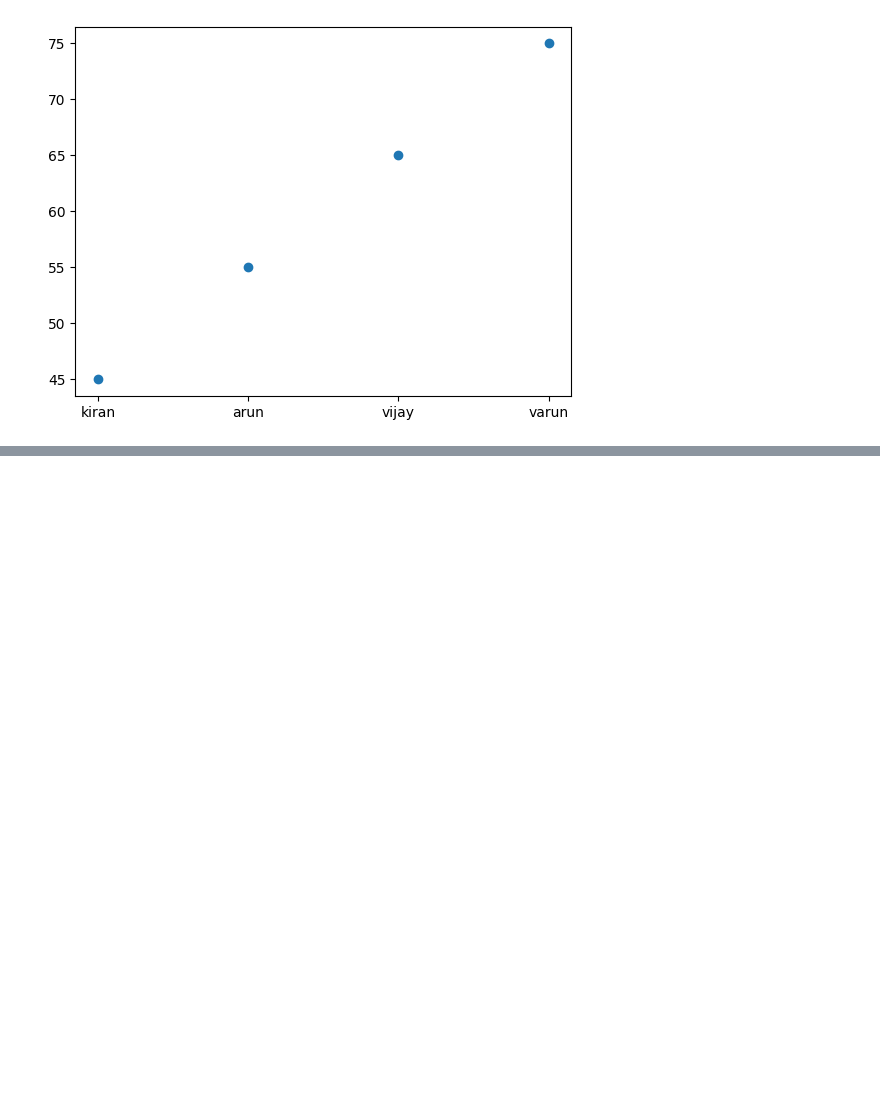
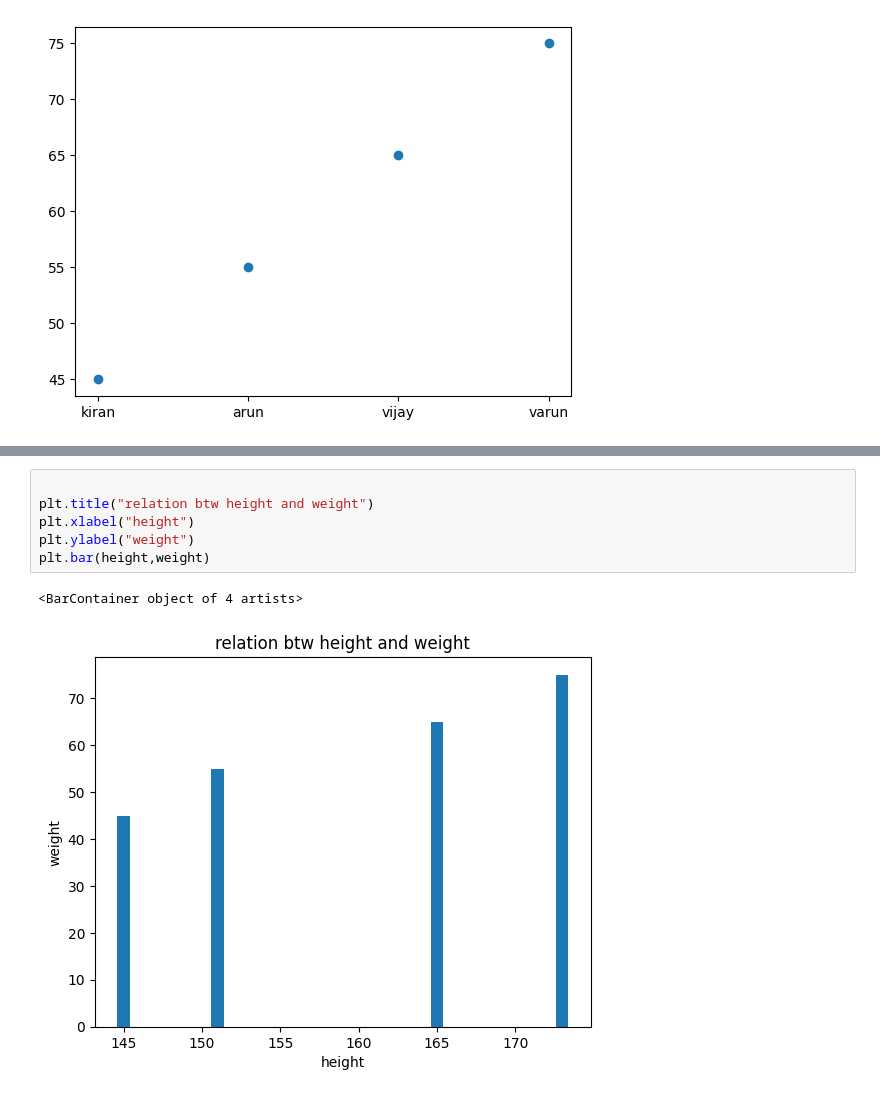
Before and after one commit to Srikruthi1418/AIML-BATCH-20, a Jupyter notebook: part2_assign1.ipynb, the cells around one changed output, grey strips where cells are left out. Cells and saved outputs as stored; diff of their text form; blank space fills up the shorter version.

```diff
--- a/part2_assign1.ipynb
+++ b/part2_assign1.ipynb
@@ -23,0 +32,9 @@ plt.scatter(people,weight)
+# %%
+
+plt.title("relation btw height and weight")
+plt.xlabel("height")
+plt.ylabel("weight")
+plt.bar(height,weight)
+# %% [output]
+<BarContainer object of 4 artists>
+[figure, added]
```
Also changed, not shown: parts of 3 cells of this notebook.
